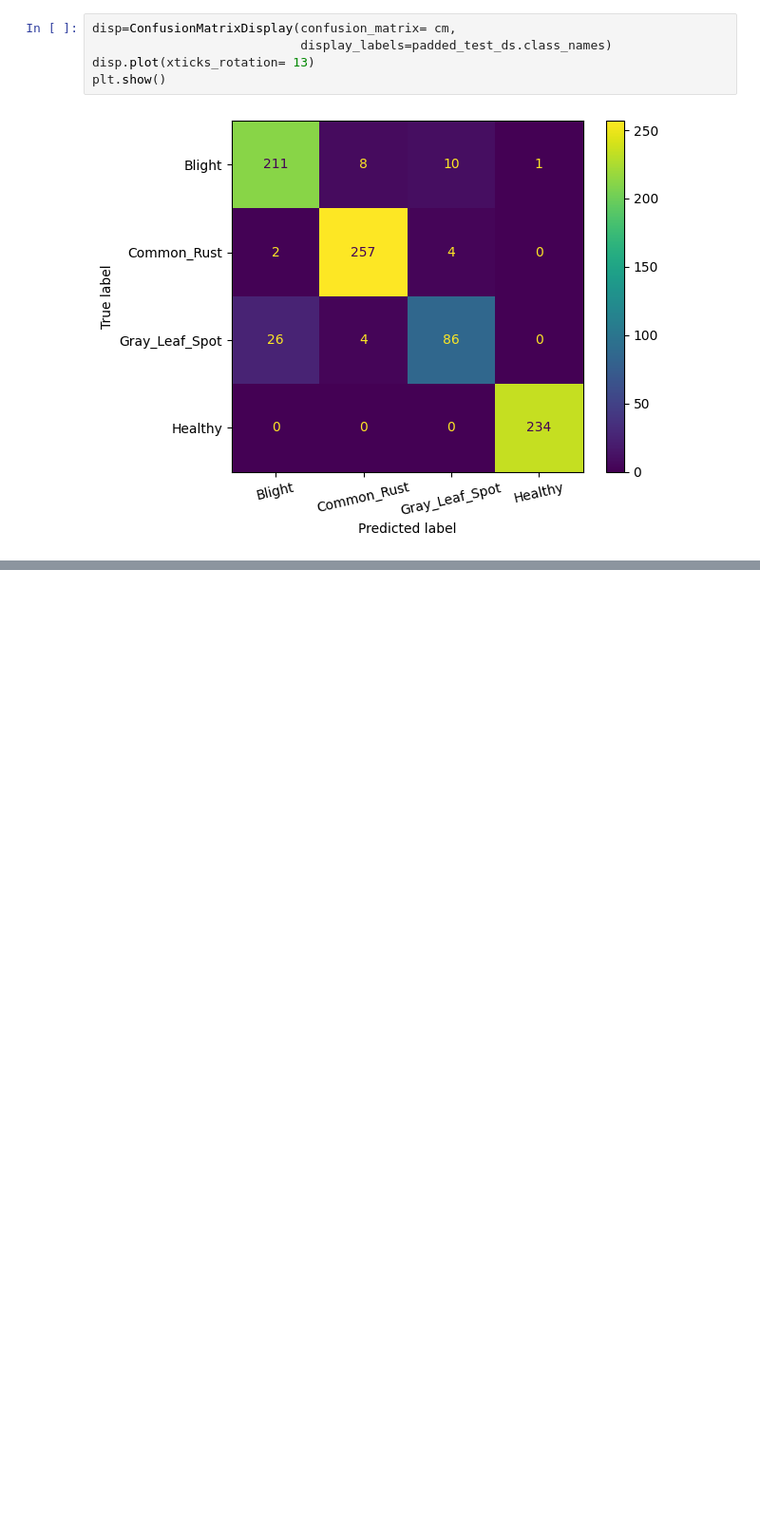
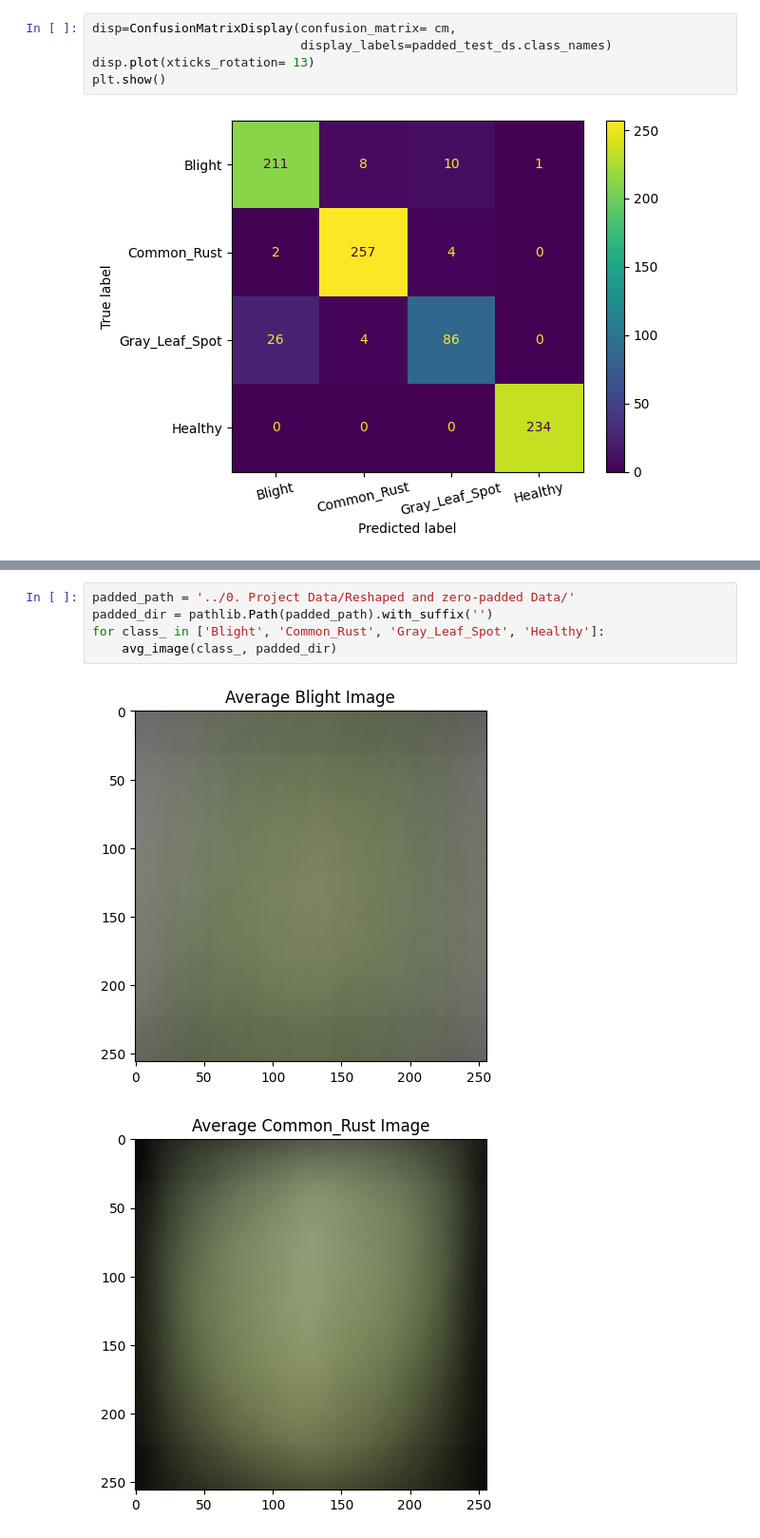
Before and after one commit to clementchen163/Corn-Leaf-Disease, a Jupyter notebook: 3. Model Selection/Model selection.ipynb, the cells around one changed output, grey strips where cells are left out. Shown at 95% size. Saved outputs shown, nothing was run; the diff lists cells and outputs as text; blank space fills up the shorter version.

```diff
--- a/3. Model Selection/Model selection.ipynb
+++ b/3. Model Selection/Model selection.ipynb
@@ -227,0 +205,8 @@ m1.evaluate(org_test_ds)
+# %%
+padded_path = '../0. Project Data/Reshaped and zero-padded Data/'
+padded_dir = pathlib.Path(padded_path).with_suffix('')
+for class_ in ['Blight', 'Common_Rust', 'Gray_Leaf_Spot', 'Healthy']:
+    avg_image(class_, padded_dir)
+# %% [output]
+[figure, added]
+[figure, added]
```
Also changed, not shown: parts of 22 cells of this notebook, 4 other files.
